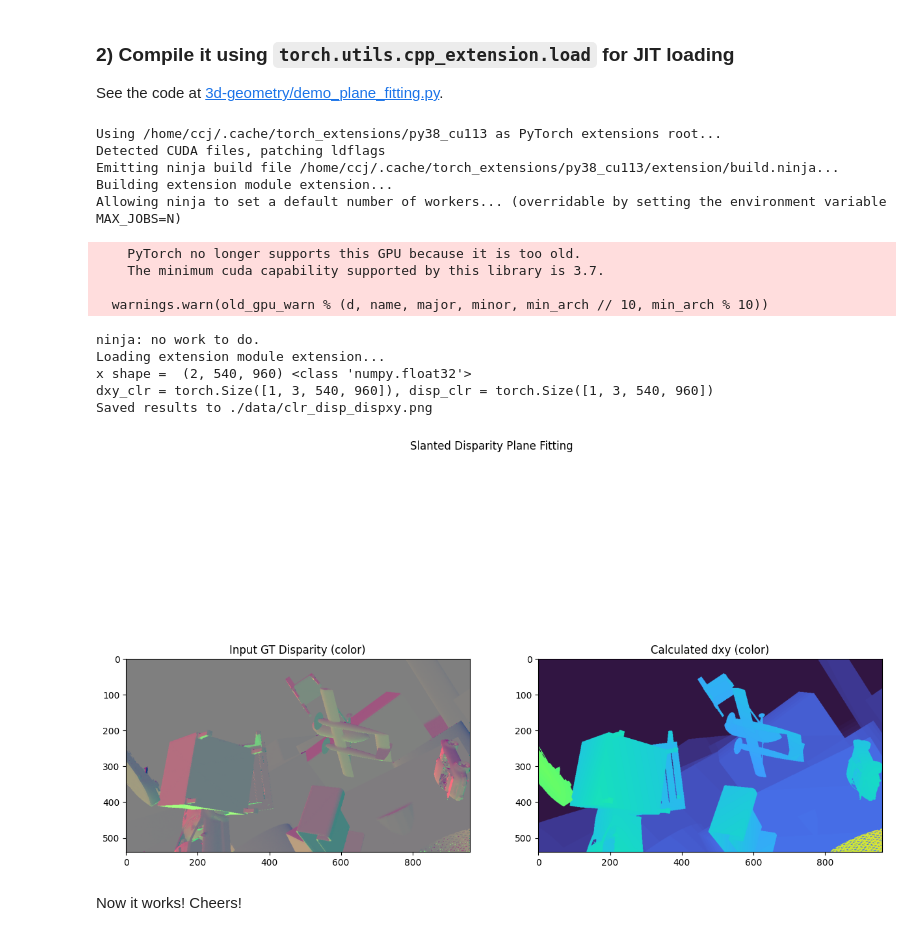
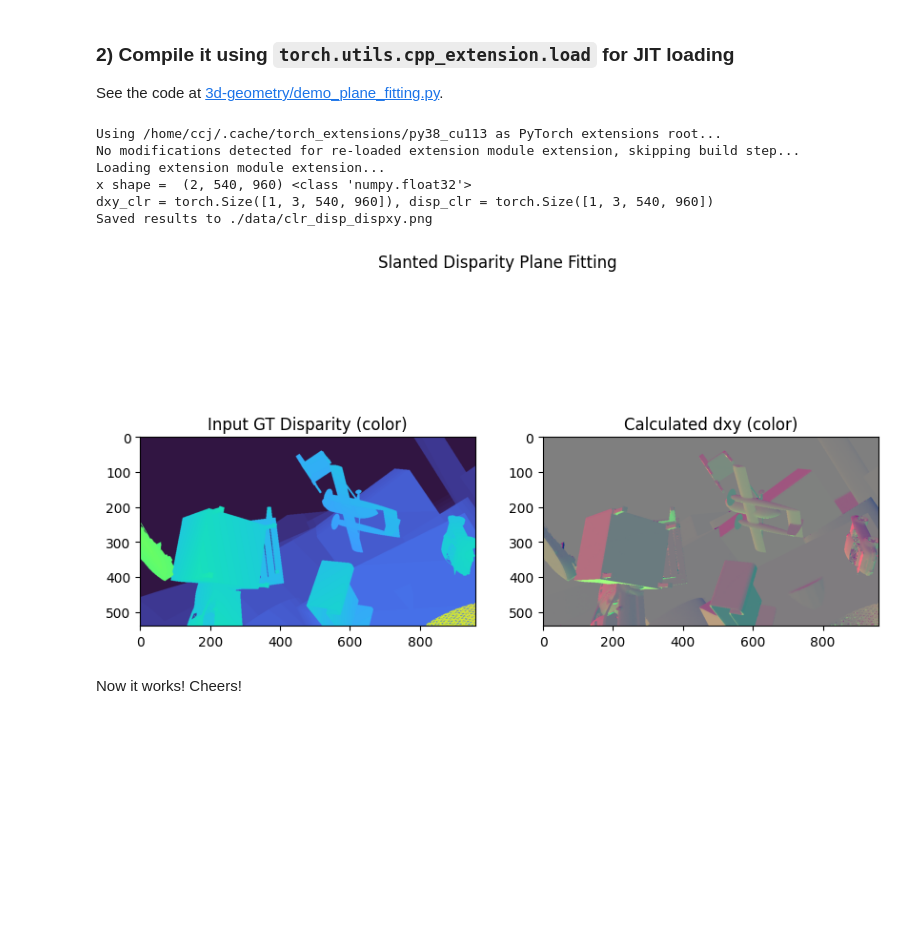
Before and after one commit to ccj5351/studynotes, a Jupyter notebook: 3d-geometry/fitting-slanted-plane-and-nromal.ipynb, the cells around one changed output. Cells and saved outputs as stored; diff of their text form; code cells hidden in the pictures; blank space fills up the shorter version.

Commit message:
adjust figure plotting

```diff
--- a/3d-geometry/fitting-slanted-plane-and-nromal.ipynb
+++ b/3d-geometry/fitting-slanted-plane-and-nromal.ipynb
@@ -424,49 +424,42 @@ if __name__ == "__main__":
             9, # kernel_size=9,
             0, #min_disp=0,
             1e5 #max_disp=1e5
             ) #[B,2,H,W]
 
         dxy_np = dxy[0].cpu().numpy()#[2,H,W]
         print ("x shape = ", dxy_np.shape, type(dxy_np[0,0,0])) # (2, H, W), float32
         #e.g., == . x shape =  (2, 540, 960) <class 'numpy.float32'>;
 
         dx_path = './data/our_slant_window_dx.pfm'
         dy_path = './data/our_slant_window_dy.pfm'
         dxy_path = './data/our_slant_window_dxy_color.png'
         pfm.save(dx_path, dxy_np[0].astype(np.float32))
         pfm.save(dy_path, dxy_np[1].astype(np.float32))
 
         dxy_clr = dxy_colormap(dxy) #[1,3,H,W]
         disp_clr = apply_colormap(disp.long()) #[1,3,H,W]
         print (f"dxy_clr = {dxy_clr.shape}, disp_clr = {disp_clr.shape}")
         output = torch.cat([disp_clr, dxy_clr], dim=0)
         tmp_path = './data/clr_disp_dispxy.png'
         torchvision.utils.save_image(output, tmp_path, nrow=1)
         print (f"Saved results to {tmp_path}")
 
         if 1:
-            fig, axes = plt.subplots(1, 2, figsize=(15, 10))
-            axes[0].imshow(dxy_clr[0].permute(1,2,0).cpu().numpy())
-            axes[1].imshow(disp_clr[0].permute(1,2,0).cpu().numpy())
+            fig, axes = plt.subplots(1, 2, figsize=(10, 6))
+            #fig, axes = plt.subplots(1, 2)
+            axes[0].imshow(disp_clr[0].permute(1,2,0).cpu().numpy())
+            axes[1].imshow(dxy_clr[0].permute(1,2,0).cpu().numpy())
             axes[0].title.set_text("Input GT Disparity (color)")
             axes[1].title.set_text("Calculated dxy (color)")
             plt.suptitle("Slanted Disparity Plane Fitting")
             plt.show()
 # %% [output]
 Using /home/ccj/.cache/torch_extensions/py38_cu113 as PyTorch extensions root...
-Detected CUDA files, patching ldflags
-Emitting ninja build file /home/ccj/.cache/torch_extensions/py38_cu113/extension/build.ninja...
-Building extension module extension...
-Allowing ninja to set a default number of workers... (overridable by setting the environment variable MAX_JOBS=N)
+No modifications detected for re-loaded extension module extension, skipping build step...
+Loading extension module extension...
+x shape =  (2, 540, 960) <class 'numpy.float32'>
+dxy_clr = torch.Size([1, 3, 540, 960]), disp_clr = torch.Size([1, 3, 540, 960])
+Saved results to ./data/clr_disp_dispxy.png
-    PyTorch no longer supports this GPU because it is too old.
-    The minimum cuda capability supported by this library is 3.7.
-
-  warnings.warn(old_gpu_warn % (d, name, major, minor, min_arch // 10, min_arch % 10))
-ninja: no work to do.
-Loading extension module extension...
-x shape =  (2, 540, 960) <class 'numpy.float32'>
-dxy_clr = torch.Size([1, 3, 540, 960]), disp_clr = torch.Size([1, 3, 540, 960])
-Saved results to ./data/clr_disp_dispxy.png
-[figure, old version]
+[figure, new version]
 # %% [markdown]
 Now it works! Cheers!
```
Also changed, not shown: 4 other files.
